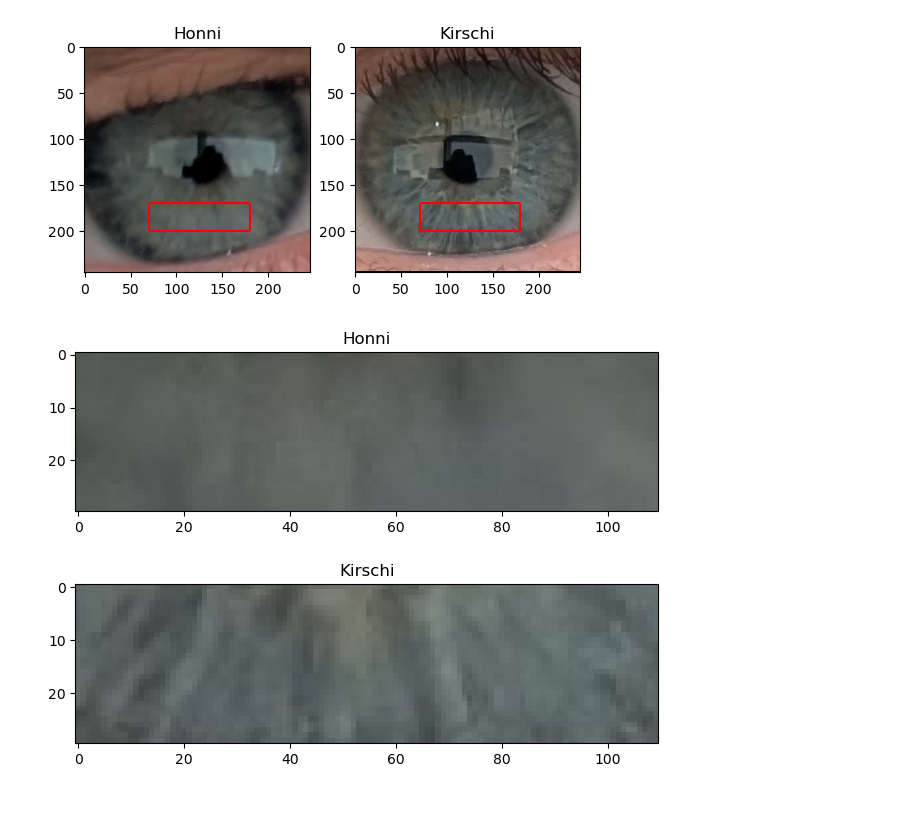
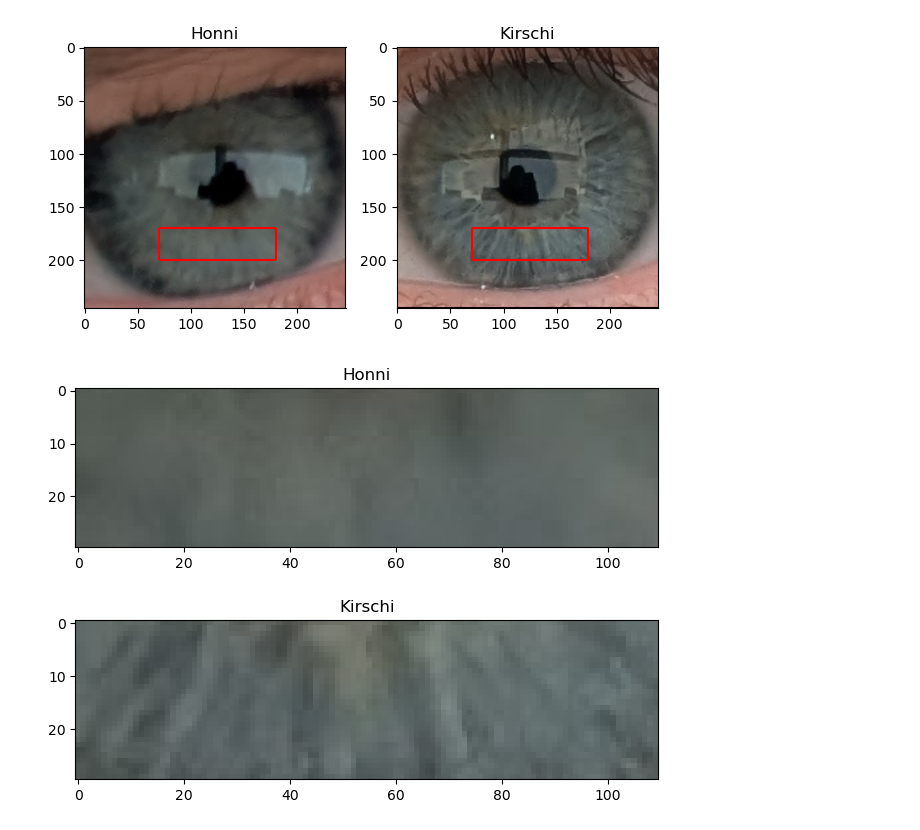
Before and after one commit to nkirschi/random, a Jupyter notebook: eyes/eyes.ipynb, the cells around one changed output. Saved outputs shown, nothing was run; the diff lists cells and outputs as text; code cells hidden in the pictures.

```diff
--- a/eyes/eyes.ipynb
+++ b/eyes/eyes.ipynb
@@ -10,22 +14,22 @@ l, r = 70, 180
 # %%
 plt.figure()
 
 plt.subplot(1, 2, 1)
 plt.title('Honni')
 plt.imshow(honni)
 plt.vlines([l, r], t, b, color='red')
 plt.hlines([t, b], l, r, color='red')
 
 plt.subplot(1, 2, 2)
 plt.title('Kirschi')
 plt.imshow(kirschi)
 plt.vlines([l, r], t, b, color='red')
 plt.hlines([t, b], l, r, color='red')
 
-plt.tight_layout
+plt.tight_layout()
 plt.show()
 # %% [output]
-[figure, old version]
+[figure, new version]
 # %%
 honni_slice = honni[t:b, l:r]
 kirschi_slice = kirschi[t:b, l:r]
```
Also changed, not shown: parts of 9 cells of this notebook.
